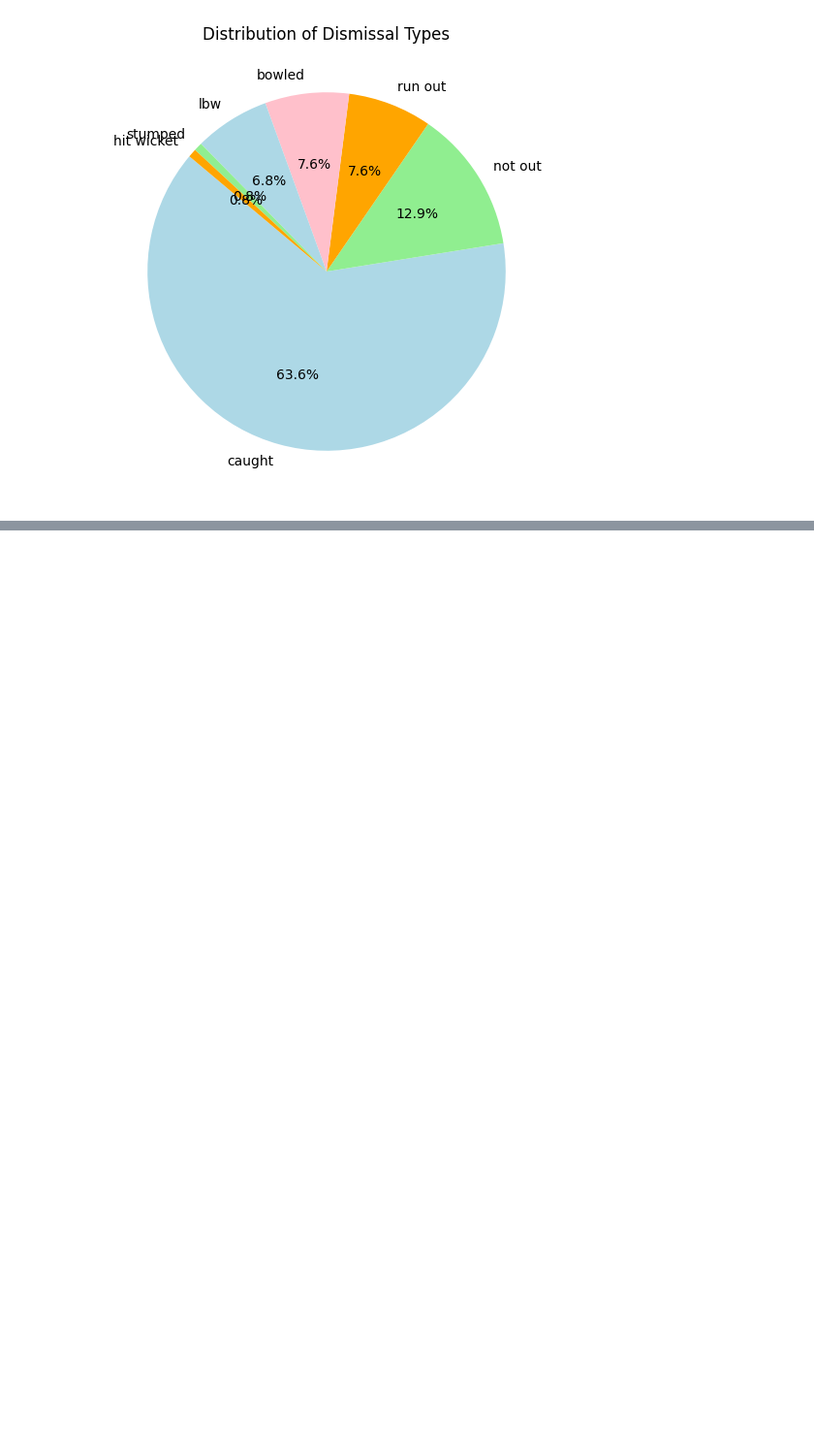
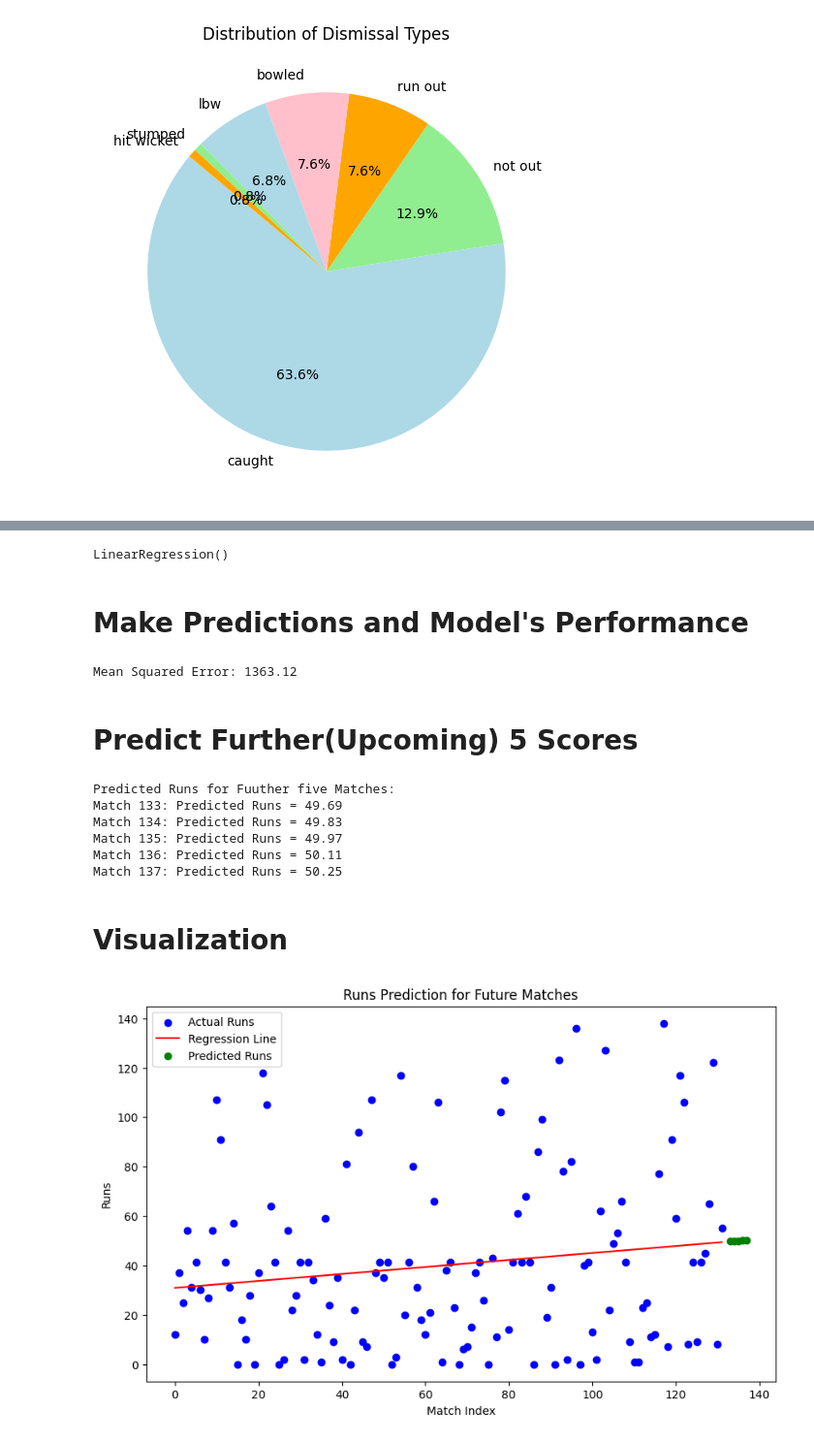
Before and after one commit to Abhiroop17/Deep-Learning-using-Python, a Jupyter notebook: Virat_Kohli_Stats.ipynb, the cells around one changed output, grey strips where cells are left out. Shown: that part at 97% size. Drawn from its saved outputs; the diff is of its cells as text; code cells hidden in the pictures; blank space fills up the shorter version.

```diff
--- a/Virat_Kohli_Stats.ipynb
+++ b/Virat_Kohli_Stats.ipynb
@@ -130,0 +133,49 @@ plt.show()
+# %%
+X = df.index.values.reshape(-1, 1)
+y = df['Runs'].fillna(df['Runs'].mean())
+
+X_train, X_test, y_train, y_test = train_test_split(X, y, test_size=0.2, random_state=42)
+
+model = LinearRegression()
+model.fit(X_train, y_train)
+# %% [output]
+LinearRegression()
+# %% [markdown]
+# **Make Predictions and Model's Performance**
+# %%
+y_pred = model.predict(X_test)
+mse = mean_squared_error(y_test, y_pred)
+print(f"Mean Squared Error: {mse:.2f}")
+# %% [output]
+Mean Squared Error: 1363.12
+# %% [markdown]
+# **Predict Further(Upcoming) 5 Scores**
+# %%
+future_matches = pd.DataFrame({'Match Index': [len(df) + i for i in range(1, 6)]})
+future_predictions = model.predict(future_matches)
+
+print("\nPredicted Runs for Fuuther five Matches:")
+for i, prediction in enumerate(future_predictions):
+    print(f"Match {len(df) + i + 1}: Predicted Runs = {prediction:.2f}")
+# %% [output]
+Predicted Runs for Fuuther five Matches:
+Match 133: Predicted Runs = 49.69
+Match 134: Predicted Runs = 49.83
+Match 135: Predicted Runs = 49.97
+Match 136: Predicted Runs = 50.11
+Match 137: Predicted Runs = 50.25
+# %% [markdown]
+# **Visualization**
+# %%
+# Visualize the Predictions
+plt.figure(figsize=(10, 6))
+plt.scatter(X, y, color='blue', label='Actual Runs')
+plt.plot(X, model.predict(X), color='red', label='Regression Line')
+plt.scatter(future_matches['Match Index'], future_predictions, color='green', label='Predicted Runs')
+plt.xlabel('Match Index')
+plt.ylabel('Runs')
+plt.title('Runs Prediction for Future Matches')
+plt.legend()
+plt.show()
+# %% [output]
+[figure, added]
```
Also changed, not shown: parts of 1 cell of this notebook.
